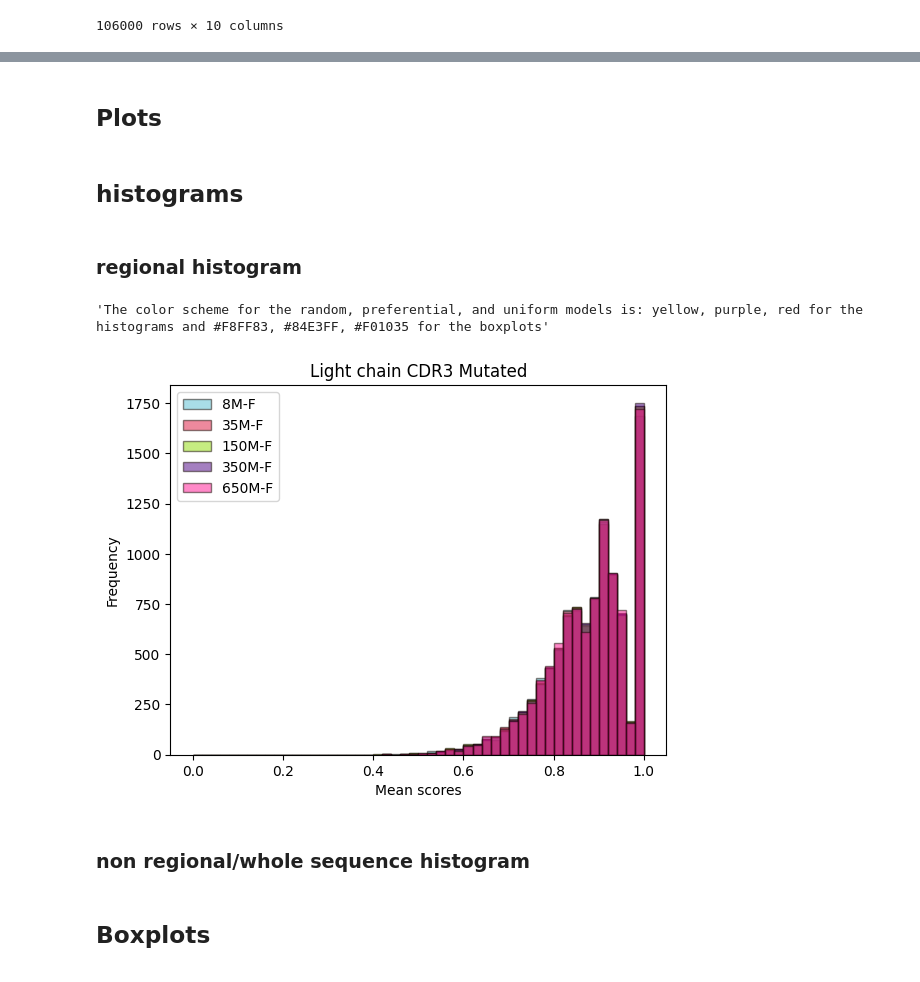
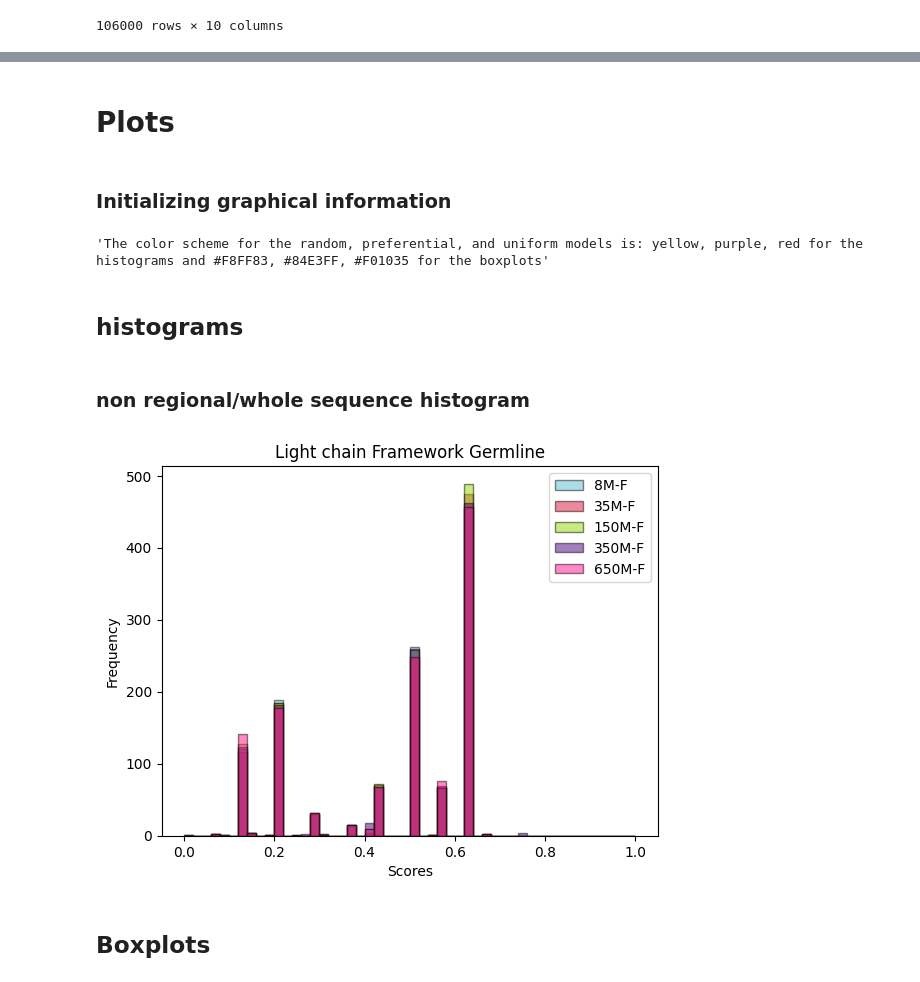
Before and after one commit to Rachel-Punter/AbLM-Metric, a Jupyter notebook: clean_ppi_plots.ipynb, the cells around one changed output, grey strips where cells are left out. Cells and saved outputs as stored; diff of their text form; code cells hidden in the pictures.

```diff
--- a/clean_ppi_plots.ipynb
+++ b/clean_ppi_plots.ipynb
@@ -206,9 +255,9 @@ scores_df
 # %% [markdown]
-## Plots
+# Plots
-# %% [markdown]
-## histograms
 # %% [markdown]
-### regional histogram
+### Initializing graphical information
+# %%
+scores_df = letter_scores_df
 # %%
 import seaborn as sns
 import matplotlib.pyplot as plt
@@ -220,9 +269,9 @@ elif sequencelist == lightchainlist:
     chain_type = "Light"
 else: print("There is an incorrect variable assignment for the sequence list")
 
-reg = "CDR3"
+reg = "Framework"
 data_type = "Mutated"
-calculation_type = "Metric"
+calculation_type = "Score"
 study = "size"
 
 title = f"{chain_type} chain {reg} {data_type}"
@@ -253,36 +302,34 @@ Colors = {
 '''The color scheme for the random, preferential, and uniform models is: yellow, purple, red for the histograms and #F8FF83, #84E3FF, #F01035 for the boxplots'''
 # %% [output]
 'The color scheme for the random, preferential, and uniform models is: yellow, purple, red for the histograms and #F8FF83, #84E3FF, #F01035 for the boxplots'
-# %%
-import seaborn as sns
-import matplotlib.pyplot as plt
-import numpy as np
-
-hist_1 = plt.hist(scores_df[scores_df["Data Type"] == data_type][scores_df["Model"] == Mods.get("mod1")][scores_df["Region"] == reg]["Metric"],
-        label = Mods.get("mod1"), range = [0,1], bins=50,
-        color = Colors.get("col1"), alpha = 0.5, edgecolor = "#140700")
-hist_2 = plt.hist(scores_df[scores_df["Data Type"] == data_type][scores_df["Model"] == Mods.get("mod2")][scores_df["Region"] == reg]["Metric"],
-        label = Mods.get("mod2"), alpha = 0.5, range = [0,1], bins=50,
-        color = Colors.get("col2"), edgecolor = "#140700")
-hist_3 = plt.hist(scores_df[scores_df["Data Type"] == data_type][scores_df["Model"] == Mods.get("mod3")][scores_df["Region"] == reg]["Metric"],
-        label = Mods.get("mod3"), alpha = 0.5, range = [0,1], bins=50,
-        color = Colors.get("col3"), edgecolor = "#140700")
-hist_4 = plt.hist(scores_df[scores_df["Data Type"] == data_type][scores_df["Model"] == Mods.get("mod4")][scores_df["Region"] == reg]["Metric"],
-        label = Mods.get("mod4"), alpha = 0.5, range = [0,1], bins=50,
-        color = Colors.get("col4"), edgecolor = "#140700")
-hist_5 = plt.hist(scores_df[scores_df["Data Type"] == data_type][scores_df["Model"] == Mods.get("mod5")][scores_df["Region"] == reg]["Metric"],
-        label = Mods.get("mod5"), alpha = 0.5, range = [0,1], bins=50,
-        color = Colors.get("col5"), edgecolor = "#140700")
-
-plt.legend(bbox_to_anchor=(1.05, 1), loc='upper left', borderaxespad=0, title='Model')
-plt.title(title)
-plt.ylabel("Frequency")
-plt.xlabel("Mean scores")
-plt.legend()
-plt.savefig(f"./results/hist-{saved_png}.png", bbox_inches='tight')
-# %% [output]
-[figure, removed]
+# %% [markdown]
+## histograms
 # %% [markdown]
 ### non regional/whole sequence histogram
+# %%
+hist_1 = plt.hist(scores_df[(scores_df["Data Type"] == data_type) & (scores_df["Model"]== Mods.get("mod1")) & (scores_df["Study"]== study) & (scores_df["Region"]== reg)][calculation_type],
+        label = Mods.get("mod1"), range = [0,1], bins=50,
+        color = Colors.get("col1"), alpha = 0.5, edgecolor = "#140700")
+hist_2 = plt.hist(scores_df[(scores_df["Data Type"] == data_type) & (scores_df["Model"]== Mods.get("mod2")) & (scores_df["Study"]== study) & (scores_df["Region"]== reg)][calculation_type],
+        label = Mods.get("mod2"), alpha = 0.5, range = [0,1], bins=50,
+        color = Colors.get("col2"), edgecolor = "#140700")
+hist_3 = plt.hist(scores_df[(scores_df["Data Type"] == data_type) & (scores_df["Model"]== Mods.get("mod3")) & (scores_df["Study"]== study) & (scores_df["Region"]== reg)][calculation_type],
+        label = Mods.get("mod3"), alpha = 0.5, range = [0,1], bins=50,
+        color = Colors.get("col3"), edgecolor = "#140700")
+hist_4 = plt.hist(scores_df[(scores_df["Data Type"] == data_type) & (scores_df["Model"]== Mods.get("mod4")) & (scores_df["Study"]== study) & (scores_df["Region"]== reg)][calculation_type],
+        label = Mods.get("mod4"), alpha = 0.5, range = [0,1], bins=50,
+        color = Colors.get("col4"), edgecolor = "#140700")
+hist_5 = plt.hist(scores_df[(scores_df["Data Type"] == data_type) & (scores_df["Model"]== Mods.get("mod5")) & (scores_df["Study"]== study) & (scores_df["Region"]== reg)][calculation_type],
+        label = Mods.get("mod5"), alpha = 0.5, range = [0,1], bins=50,
+        color = Colors.get("col5"), edgecolor = "#140700")
+
+plt.legend(bbox_to_anchor=(1.05, 1), loc='upper left', borderaxespad=0, title='Model')
+plt.title(title)
+plt.ylabel("Frequency")
+plt.xlabel("Scores")
+plt.legend()
+plt.savefig(f"./results/hist-{saved_png}.png", bbox_inches='tight')
+# %% [output]
+[figure, added]
 # %% [markdown]
 ## Boxplots
```
Also changed, not shown: parts of 15 cells of this notebook.
